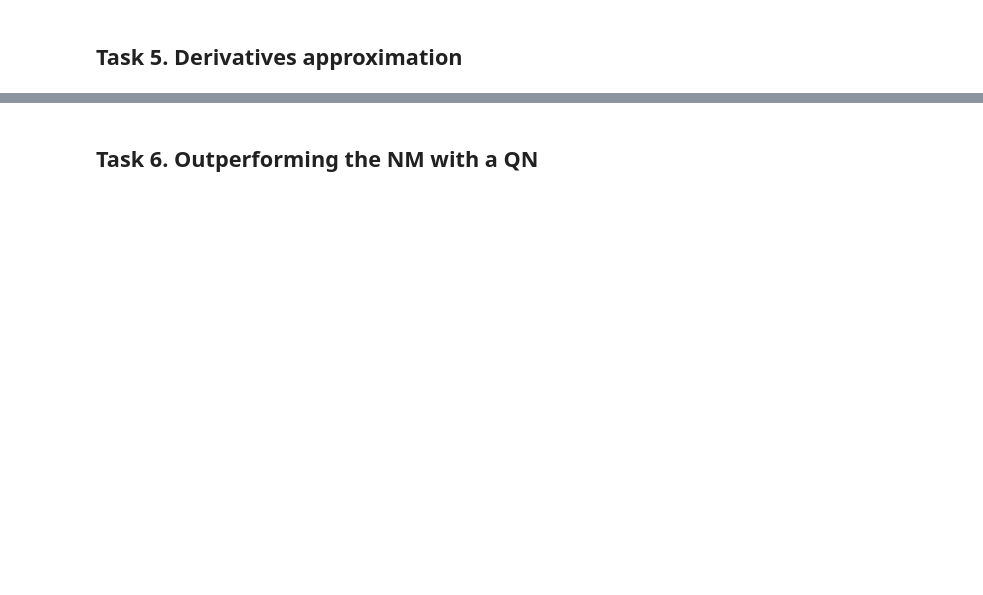
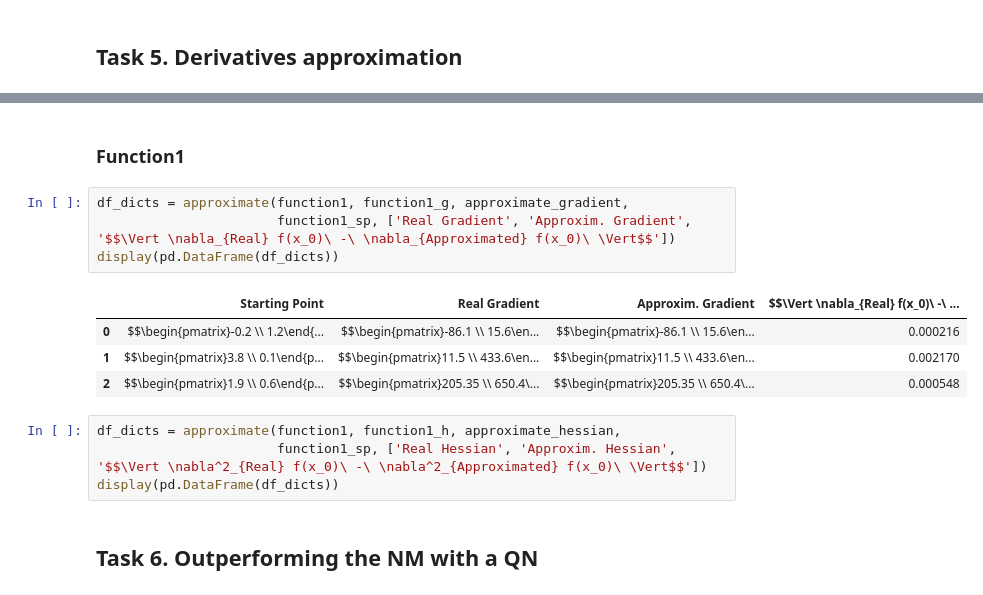
Before and after one commit to pilzpascal/ss23_Numerical_Optimisation, a Jupyter notebook: 1/Phase 2/phase2.ipynb, the cells around one changed output, grey strips where cells are left out. Cells and saved outputs as stored; diff of their text form; blank space fills up the shorter version.

```diff
--- a/1/Phase 2/phase2.ipynb
+++ b/1/Phase 2/phase2.ipynb
@@ -548,2 +571,17 @@ Norm: 0.035555871747700855
+# %% [markdown]
+### Function1
+# %%
+df_dicts = approximate(function1, function1_g, approximate_gradient,
+                       function1_sp, ['Real Gradient', 'Approxim. Gradient', '$$\Vert \nabla_{Real} f(x_0)\ -\ \nabla_{Approximated} f(x_0)\ \Vert$$'])
+display(pd.DataFrame(df_dicts))
+# %% [output]
+|  | Starting Point | Real Gradient | Approxim. Gradient | $$\Vert \nabla_{Real} f(x_0)\ -\ ... |
+| 0 | $$\begin{pmatrix}-0.2 \\ 1.2\end{... | $$\begin{pmatrix}-86.1 \\ 15.6\en... | $$\begin{pmatrix}-86.1 \\ 15.6\en... | 0.000216 |
+| 1 | $$\begin{pmatrix}3.8 \\ 0.1\end{p... | $$\begin{pmatrix}11.5 \\ 433.6\en... | $$\begin{pmatrix}11.5 \\ 433.6\en... | 0.002170 |
+| 2 | $$\begin{pmatrix}1.9 \\ 0.6\end{p... | $$\begin{pmatrix}205.35 \\ 650.4\... | $$\begin{pmatrix}205.35 \\ 650.4\... | 0.000548 |
+# %%
+df_dicts = approximate(function1, function1_h, approximate_hessian,
+                       function1_sp, ['Real Hessian', 'Approxim. Hessian', '$$\Vert \nabla^2_{Real} f(x_0)\ -\ \nabla^2_{Approximated} f(x_0)\ \Vert$$'])
+display(pd.DataFrame(df_dicts))
 # %% [markdown]
 ## Task 6. Outperforming the NM with a QN
```
Also changed, not shown: parts of 4 cells of this notebook.
